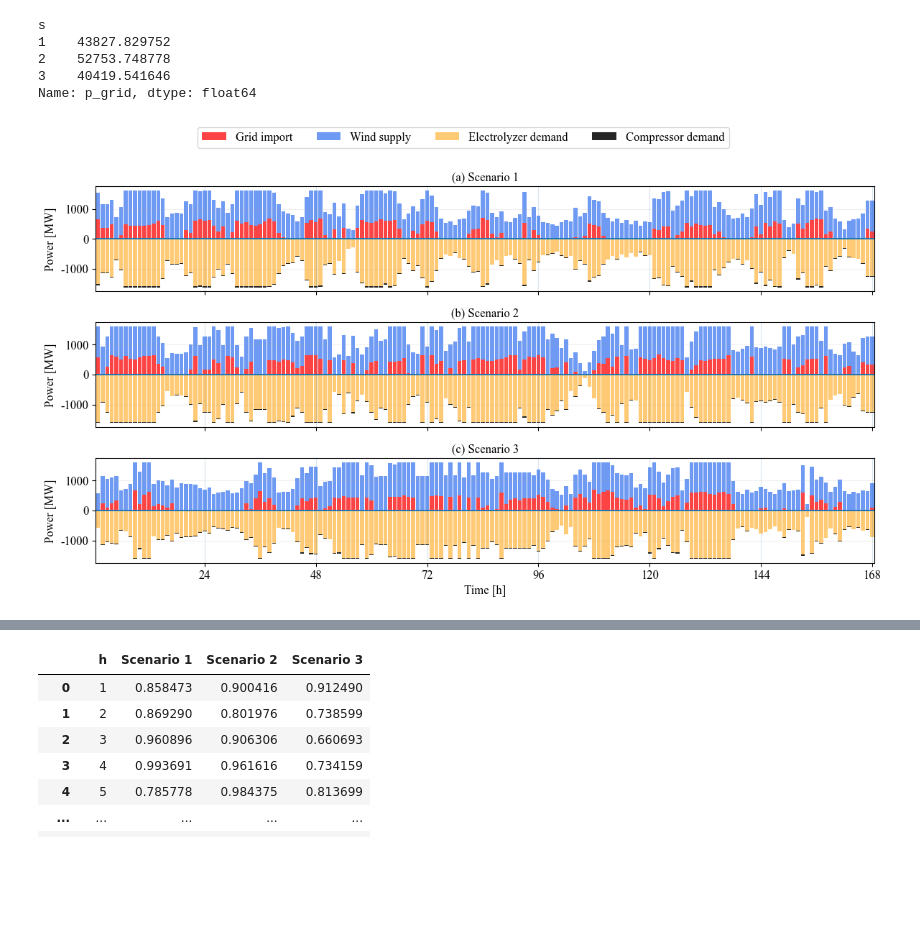
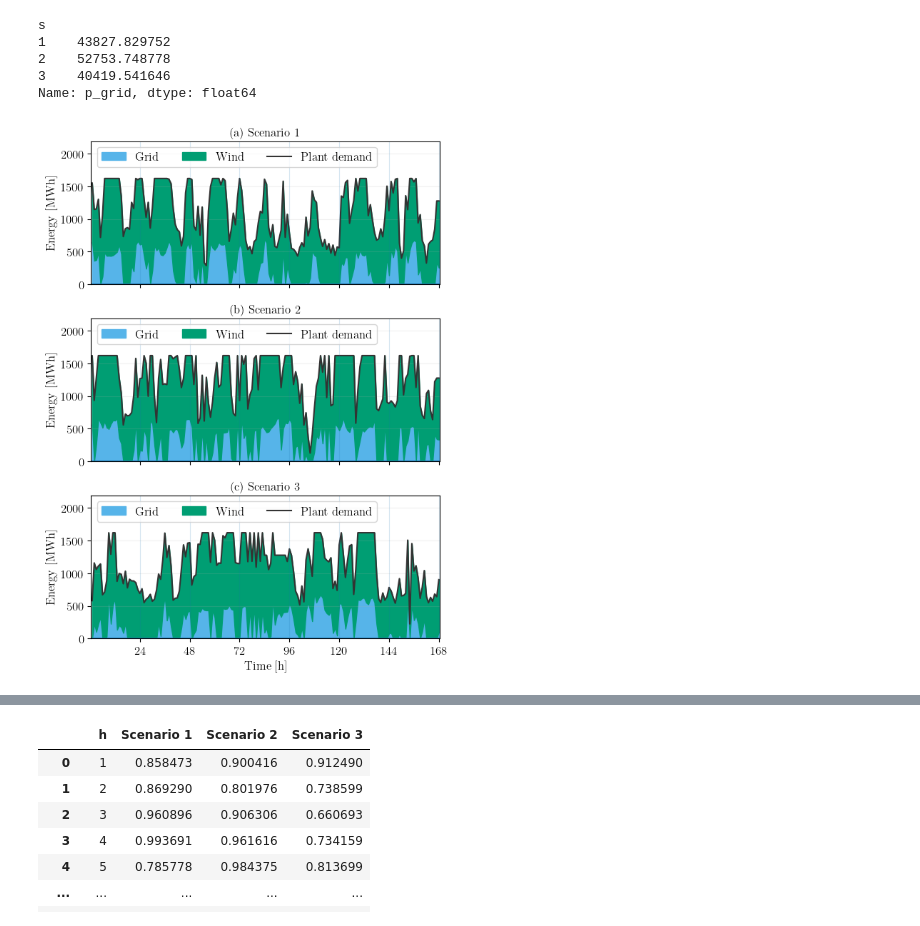
Before and after one commit to LuisOroya/IJHE-WC, a Jupyter notebook: graphics.ipynb, the cells around one changed output, grey strips where cells are left out. Cells and saved outputs as stored; diff of their text form; code cells hidden in the pictures; blank space fills up the shorter version.

Commit message:
Colors updated

```diff
--- a/graphics.ipynb
+++ b/graphics.ipynb
@@ -10,7 +10,7 @@ mpl.rc('font', family='times new roman', size=12)
 plt.rcParams['axes.unicode_minus'] = False
 # %%
 import pandas as pd
-df0 = pd.read_csv('p_grid_results_price_20.csv',sep=',')
+df0 = pd.read_csv('p_grid_results_price.csv',sep=',')
 df0
 # %% [output]
 |  | h | s | p_grid | omega | p_wt | p_el | p_comp | m_in | m_out | m_tank |
@@ -62,15 +62,15 @@ if len(scenarios) == 1:
 for idx, (ax, s) in enumerate(zip(axes, scenarios)):
     d = df0[df0["s"] == s].sort_values("h")
 
-    ax.plot(d["h"], d["omega"], linestyle="--", linewidth=1.4, label="Wind envelope", color="#363535", alpha = 0.85)
-    ax.plot(d["h"], d["p_grid"], linestyle="-",  linewidth=1.6, label="Grid import", color="#5589F2", alpha = 0.85)
+    ax.fill_between(d["h"], 0, d["p_grid"], label="Grid", color="#56B4E9")
+    ax.plot(d["h"], d["omega"], linestyle=(0, (5, 2)), linewidth=1.2, label="Wind envelope", color="#333333")
 
 
-    ax.set_ylim(ymin, ymax*1.2)
+    ax.set_ylim(ymin, ymax*1.3)
     ax.set_xticks(xticks)
     ax.set_xlabel("Time [h]")
     ax.set_xlim(xmin - 0.5, xmax + 0.5)
-    ax.set_ylabel("Power [MW]")
+    ax.set_ylabel("Energy [MWh]")
     ax.grid(True, axis="both", alpha=0.25)
     ax.legend(loc="upper left", fontsize=12, ncols=2)
     panel = chr(ord("a") + idx)
@@ -102,7 +165,7 @@ scenarios = sorted(df0["s"].unique())
 
 fig, axes = plt.subplots(
     nrows=len(scenarios), ncols=1,
-    figsize=(12, 6.6),
+    figsize=(6, 8),
     sharex=True, sharey=True
 )
 
@@ -110,8 +173,7 @@ if len(scenarios) == 1:
     axes = [axes]
 
 # Consistent styling
-BAR_W = 0.85
-ALPHA = 0.85
+BAR_W = 0.7
 DAY = 24
 
 for idx, (ax, s) in enumerate(zip(axes, scenarios)):
@@ -124,16 +186,15 @@ for idx, (ax, s) in enumerate(zip(axes, scenarios)):
     wind = d["p_wt"].to_numpy()
 
     # Demand (plotted negative for readability)
-    el_neg = -d["p_el"].to_numpy()
-    comp_neg = -d["p_comp"].to_numpy()
+    el = d["p_el"].to_numpy()
+    comp = d["p_comp"].to_numpy()
 
     # ---- Positive stack: Grid + Wind ----
-    ax.bar(h, grid, width=BAR_W, label="Grid import", alpha=ALPHA, color="#FD2323")
-    ax.bar(h, wind, width=BAR_W, bottom=grid, label="Wind supply", alpha=ALPHA, color="#5589F2")
+    ax.fill_between(h, 0, grid, label="Grid", color="#56B4E9")
+    ax.fill_between(h, grid, grid + wind, label="Wind",  color="#009E73")
 
     # ---- Negative stack: Electrolyzer + Compressor ----
-    ax.bar(h, el_neg, width=BAR_W, label="Electrolyzer demand", alpha=ALPHA, color="#FFC15D")
-    ax.bar(h, comp_neg, width=BAR_W, bottom=el_neg, label="Compressor demand", alpha=ALPHA, color="#000000")
+    ax.plot(h, el + comp, label="Plant demand", linewidth= 1.5, color="#333333")
 
     # Emphasize the zero line
     ax.axhline(0, linewidth=1.4)
@@ -141,45 +202,36 @@ for idx, (ax, s) in enumerate(zip(axes, scenarios)):
     # Day separators (every 24 h)
     hmin = int(np.floor(h.min()))
     hmax = int(np.ceil(h.max()))
     day_marks = np.arange((hmin // DAY + 1) * DAY, hmax + 1, DAY)
     for dm in day_marks:
         ax.axvline(dm, linewidth=0.8, alpha=0.18)
 
     # Cosmetics
-    ax.set_ylabel("Power [MW]")
+    ax.set_ylabel("Energy [MWh]")
     ax.grid(True, axis="y", alpha=0.18)
     ax.grid(False, axis="x")
+    ax.legend(loc="upper left", fontsize=12, ncol=3)
     panel = chr(ord("a") + idx)
     ax.set_title(f"({panel}) Scenario {int(s)}", fontsize=12)
 
-# Shared legend (single)
-handles, labels = axes[0].get_legend_handles_labels()
-fig.legend(
-    handles, labels,
-    loc="upper center",
-    ncol=4,
-    frameon=True,
-    bbox_to_anchor=(0.5, 1.03)
-)
 
 # X ticks every 24 h
 xmin = df0["h"].min()
 xmax = df0["h"].max()
 xticks = np.arange(int(np.floor(xmin / DAY)) * DAY, int(np.ceil(xmax / DAY)) * DAY + 1, DAY)
 axes[-1].set_xticks(xticks)
 axes[-1].set_xlabel("Time [h]")
 axes[-1].set_xlim(xmin - 0.5, xmax + 0.5)
 
 # Shared y-lims (keeps comparability)
 pos_max = (df0["p_grid"] + df0["p_wt"]).max()
-neg_min = -(df0["p_el"] + df0["p_comp"]).max()
-ymax = np.ceil(pos_max / 250) * 250
-ymin = -np.ceil(abs(neg_min) / 250) * 250
+ymax = np.ceil(pos_max / 250) * 250 *1.25
+ymin = 0
 for ax in axes:
     ax.set_ylim(ymin, ymax)
 
-plt.tight_layout(rect=[0, 0, 1, 0.95])
+plt.tight_layout()
 plt.savefig("power_supply_demand_stack.pdf", bbox_inches="tight")
 plt.show()
 # %% [output]
-[figure, old version]
+[figure, new version]
```
Also changed, not shown: parts of 5 cells of this notebook, 10 other files.
